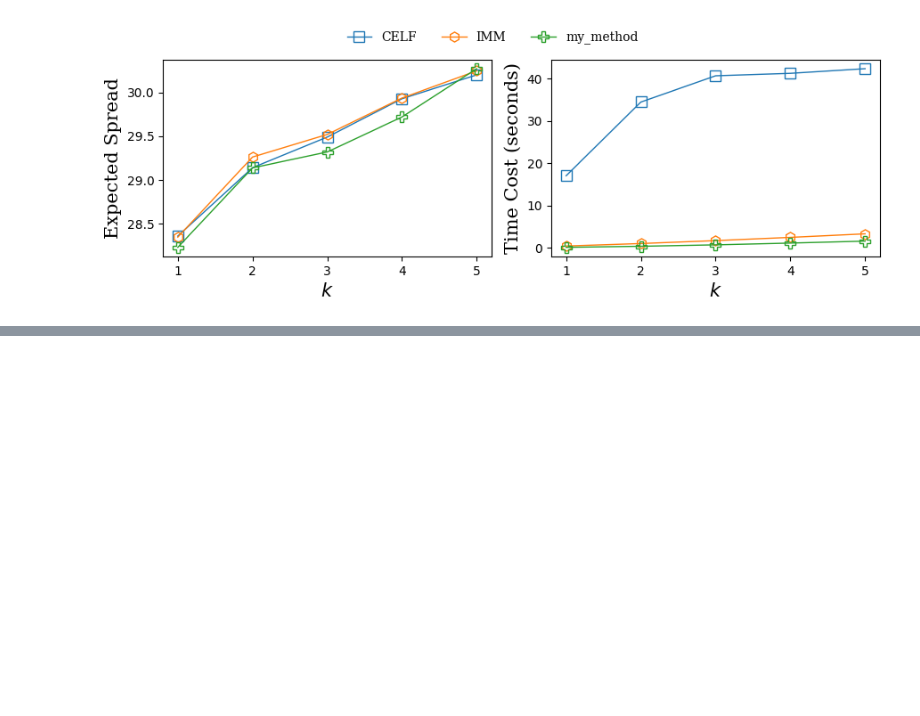
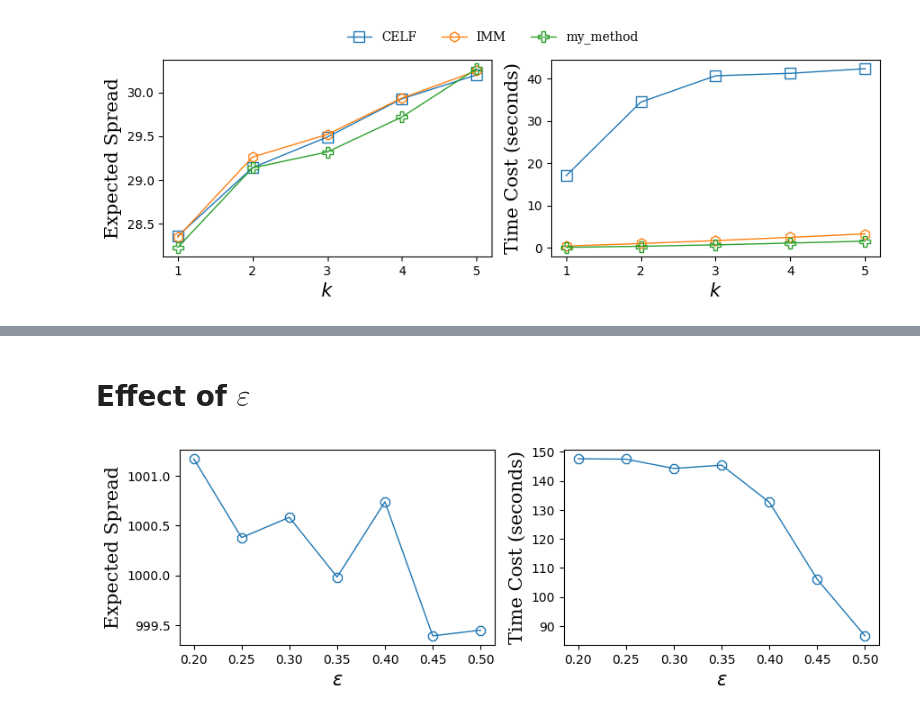
Before and after one commit to chenxlong3/DSAA5002_project, a Jupyter notebook: code_sketch.ipynb, the cells around one changed output, grey strips where cells are left out. Drawn from its saved outputs; the diff is of its cells as text; code cells hidden in the pictures; blank space fills up the shorter version.

```diff
--- a/code_sketch.ipynb
+++ b/code_sketch.ipynb
@@ -258,0 +265,9 @@ retweet-copen: n=761, m=1029
+# %%
+eps_list = [i*0.05 for i in range(4, 11)]
+timelapse = []
+spread_list = []
+for eps in eps_list:
+    st = time.time()
+    seed_set = IM_G.run_sketch(IM_G.k, eps)
+    spread_list.append(IM_G.IC(seed_set))
+    timelapse.append(time.time()-st)
@@ -258,0 +282,26 @@ retweet-copen: n=761, m=1029
+# %% [markdown]
+# Effect of $\varepsilon$
+# %%
+fig = plt.figure(figsize=(9, 3))
+plt.subplot(121)
+
+plt.plot(eps_list, spread_list, marker="8", markersize=8, mfc="None", linewidth=1)
+
+plt.xlabel(r"$\varepsilon$", size=15)
+plt.ylabel("Expected Spread", size=15, fontdict=font)
+
+plt.subplot(122)
+
+plt.plot(eps_list, timelapse, marker="8", markersize=8, mfc="None", linewidth=1)
+
+plt.xlabel(r"$\varepsilon$", size=15)
+plt.ylabel("Time Cost (seconds)", size=15, fontdict=font)
+
+
+# handles, labels = plt.gca().get_legend_handles_labels()
+# fig.legend(handles, labels, loc='upper center', ncol=len(IM_G.method_spread_map.keys()), prop={"family": "serif"}, bbox_to_anchor=[0.5, 1.1], frameon=False)
+plt.tight_layout()
+plt.savefig("./figures/epsilon_effect.eps")
+plt.show()
+# %% [output]
+[figure, added]
```
Also changed, not shown: parts of 13 cells of this notebook, 14 other files.
